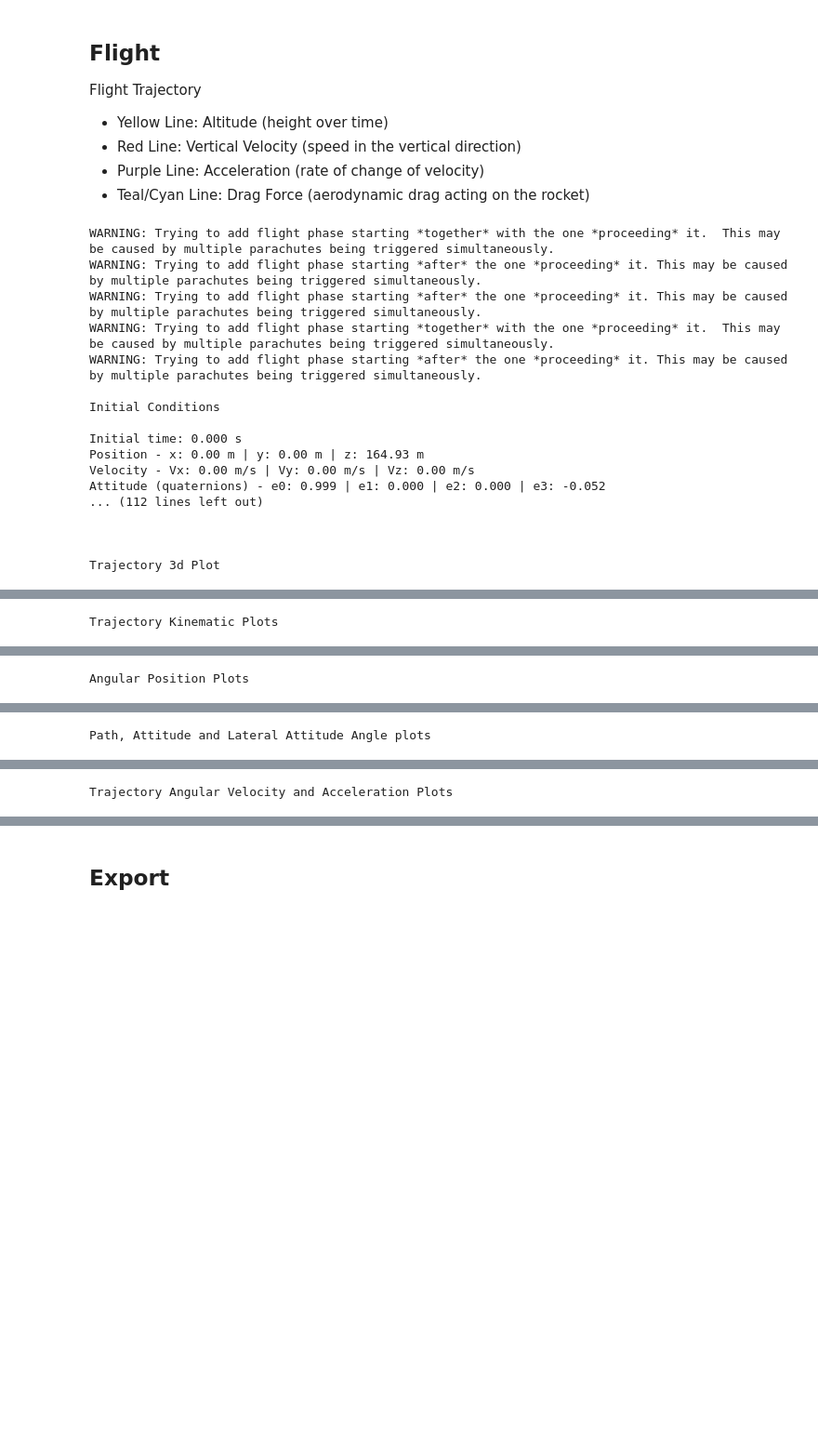
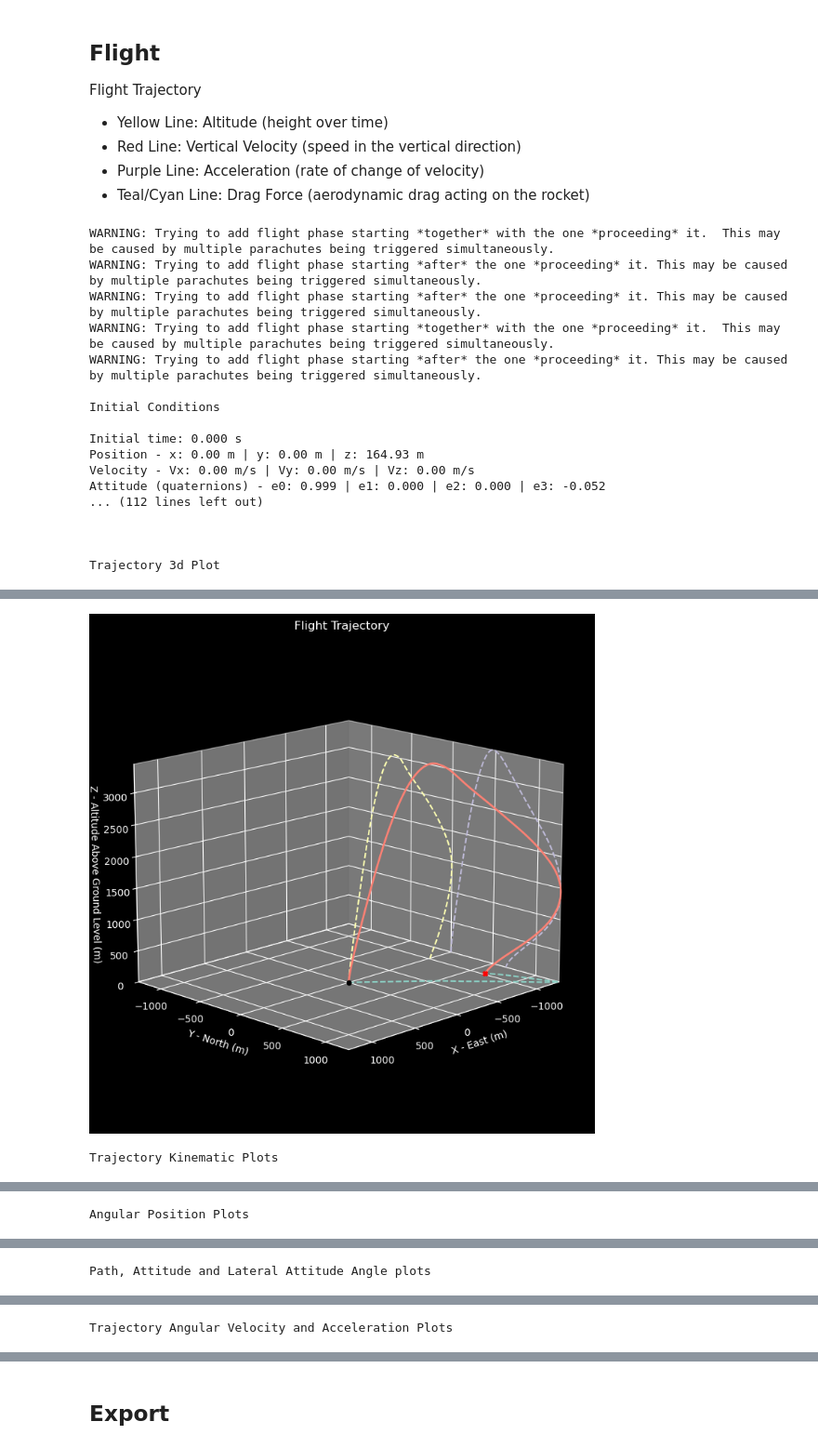
Before and after one commit to ULAS-HiPR/RocketPy, a Jupyter notebook: EuRoC24/Preliminary.ipynb, the cells around one changed output, grey strips where cells are left out. Shown at 93% size. Drawn from its saved outputs; the diff is of its cells as text; code cells hidden in the pictures; blank space fills up the shorter version.

```diff
--- a/EuRoC24/Preliminary.ipynb
+++ b/EuRoC24/Preliminary.ipynb
@@ -222,7 +214,7 @@ Flight Trajectory
 flight = Flight(
     rocket=rocket,
     environment=env,
-    rail_length=1.2,  # meters
+    rail_length=12,  # meters
     inclination=90,  # launch rail (in degrees)
     heading=6,  # launch rail (in degrees)
 )
@@ -249 +240,2 @@ Trajectory 3d Plot
+[figure, added]
 Trajectory Kinematic Plots
```
Also changed, not shown: parts of 5 cells of this notebook.
